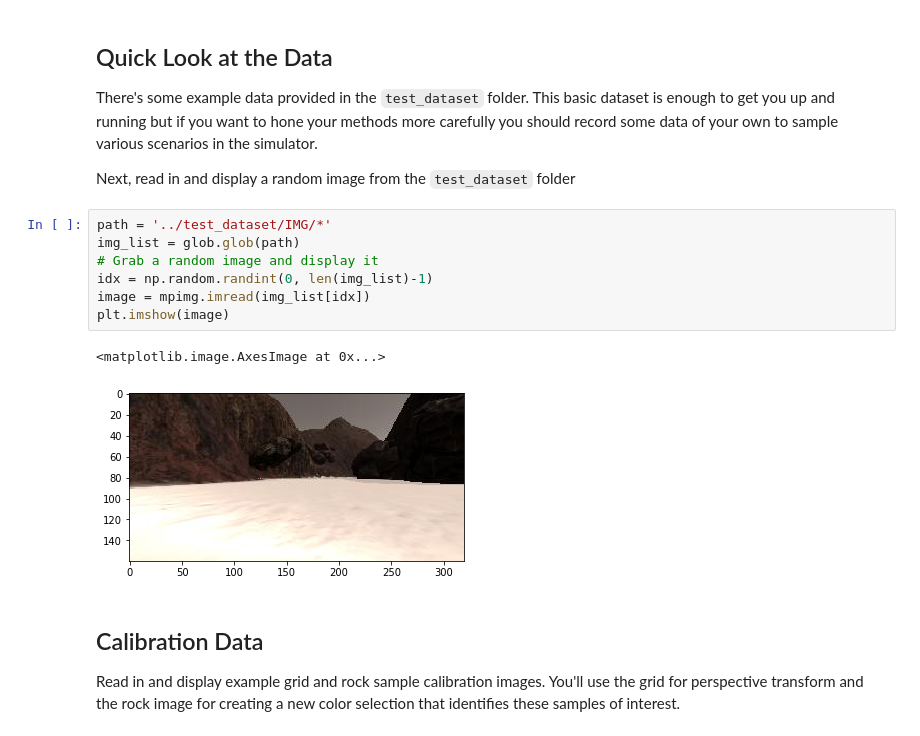
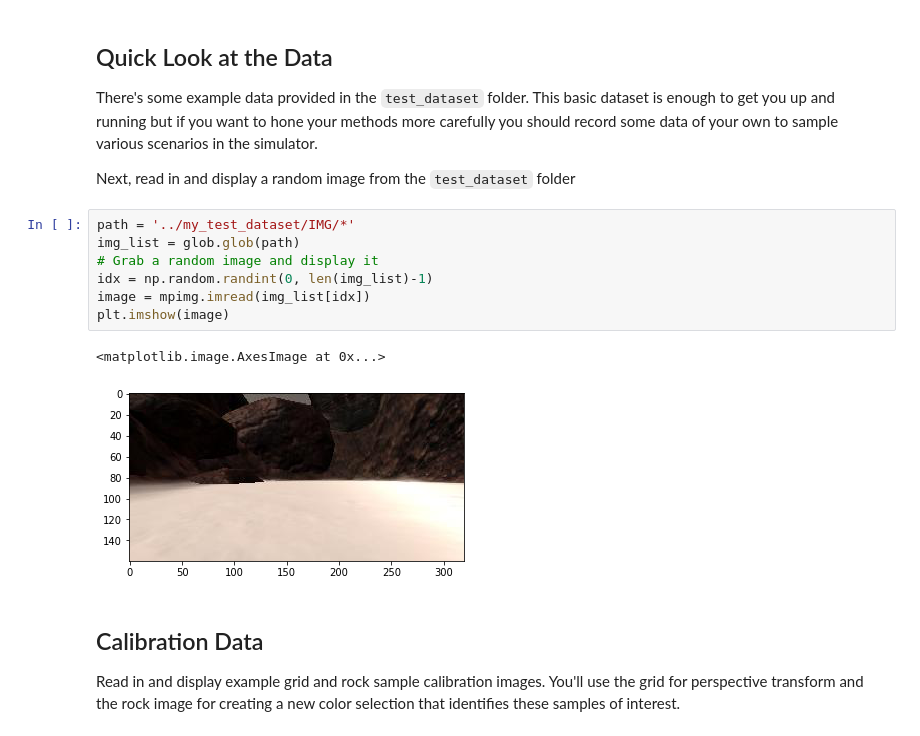
Before and after one commit to shuboc/RoboND-Rover-Project, a Jupyter notebook: code/Rover_Project_Test_Notebook.ipynb, the cells around one changed output. Drawn from its saved outputs; the diff is of its cells as text.

```diff
--- a/code/Rover_Project_Test_Notebook.ipynb
+++ b/code/Rover_Project_Test_Notebook.ipynb
@@ -33,15 +33,15 @@ There's some example data provided in the `test_dataset` folder.  This basic dat
 
 Next, read in and display a random image from the `test_dataset` folder
 # %%
-path = '../test_dataset/IMG/*'
+path = '../my_test_dataset/IMG/*'
 img_list = glob.glob(path)
 # Grab a random image and display it
 idx = np.random.randint(0, len(img_list)-1)
 image = mpimg.imread(img_list[idx])
 plt.imshow(image)
 # %% [output]
 <matplotlib.image.AxesImage at 0x...>
-[figure, old version]
+[figure, new version]
 # %% [markdown]
 ## Calibration Data
 Read in and display example grid and rock sample calibration images.  You'll use the grid for perspective transform and the rock image for creating a new color selection that identifies these samples of interest.
```
Also changed, not shown: parts of 5 cells of this notebook, 3 other files.
